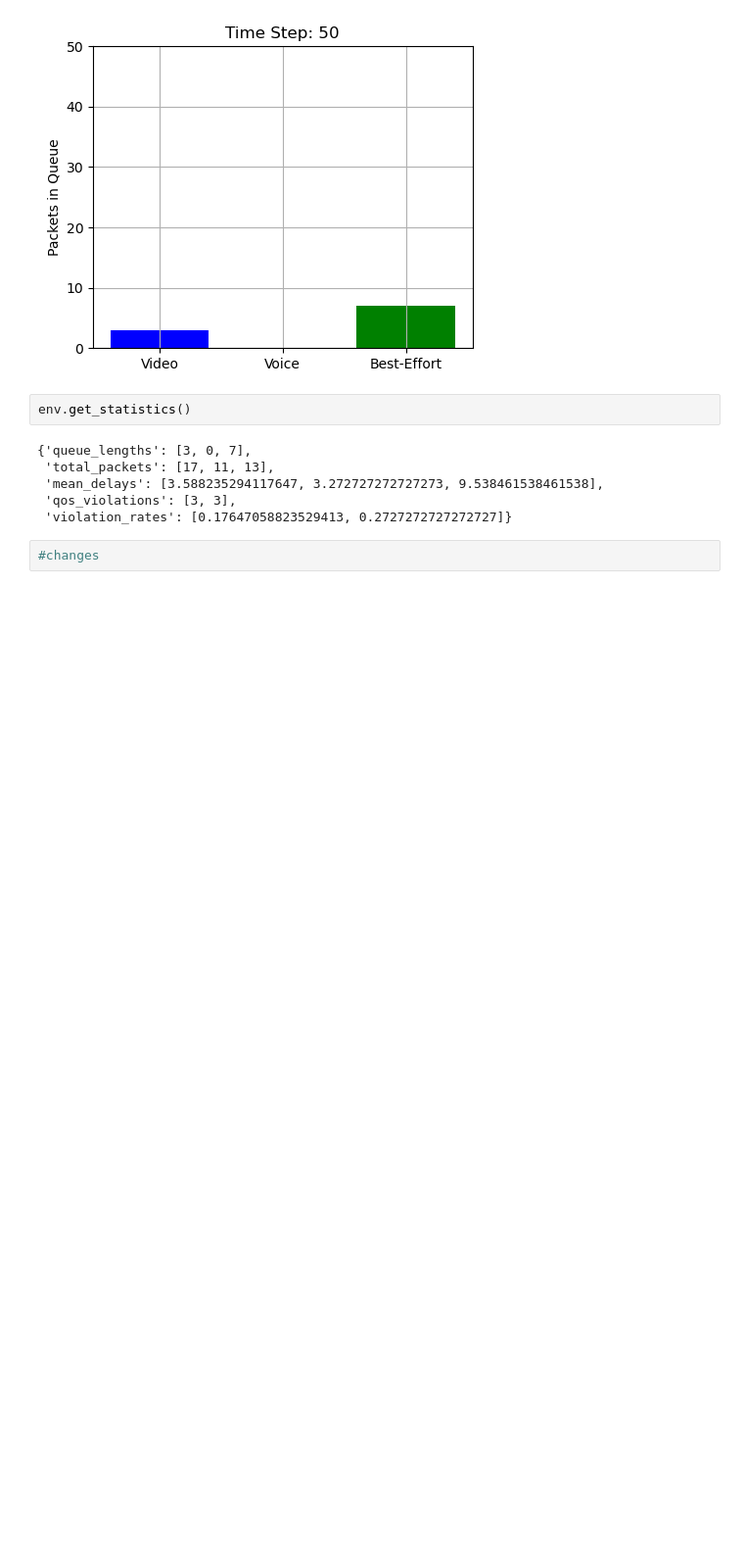
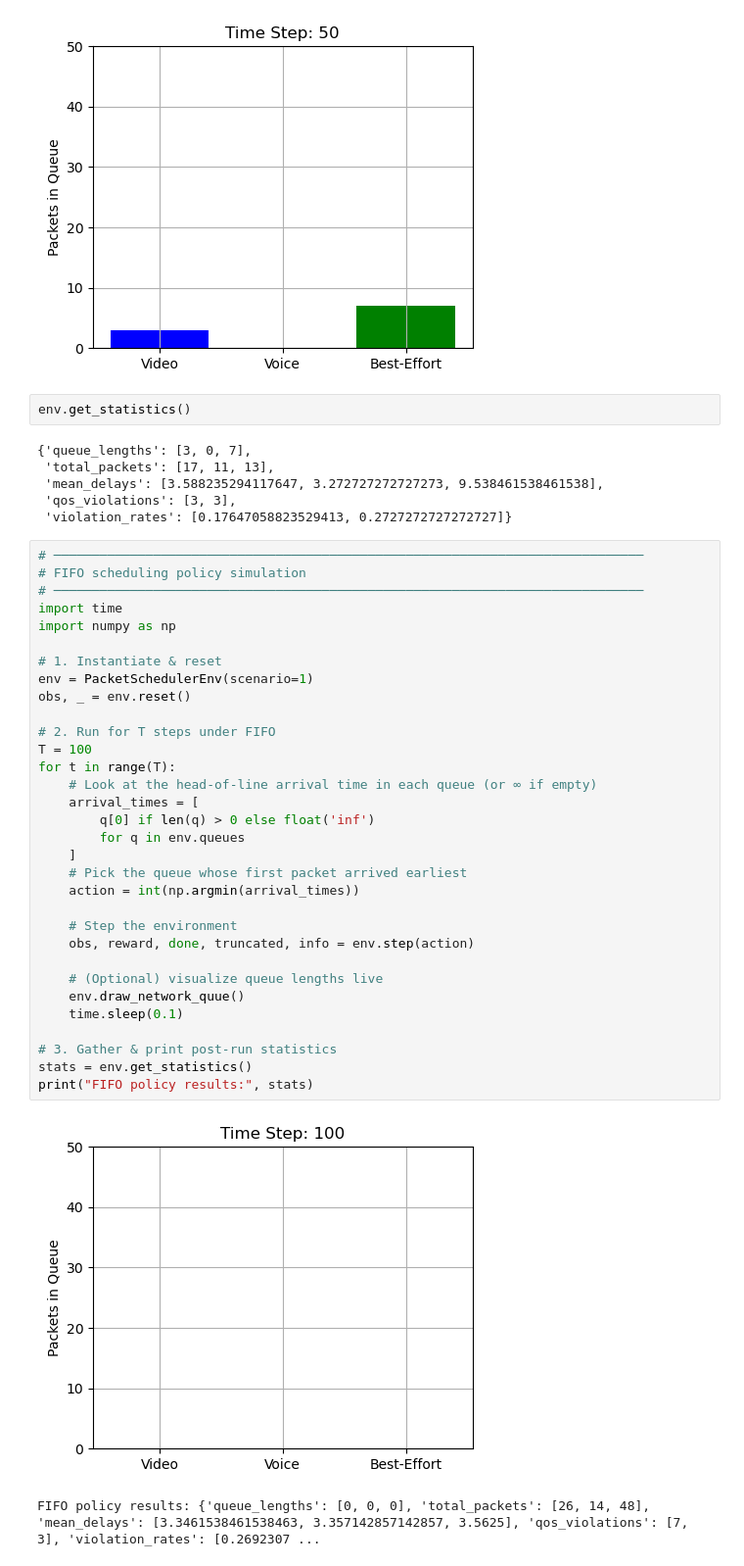
Before and after one commit to Tanjim-5125/packet_scheduling_A2_32, a Jupyter notebook: assingment2_packet_scheduler.ipynb, the cells around one changed output. Shown: that part at 98% size. Saved outputs shown, nothing was run; the diff lists cells and outputs as text; blank space fills up the shorter version.

Commit message:
Fifo testing

```diff
--- a/assingment2_packet_scheduler.ipynb
+++ b/assingment2_packet_scheduler.ipynb
@@ -199,4 +199,37 @@ env.get_statistics()
  'qos_violations': [3, 3],
  'violation_rates': [0.17647058823529413, 0.2727272727272727]}
 # %%
-#changes
+# ─────────────────────────────────────────────────────────────────────────────
+# FIFO scheduling policy simulation
+# ─────────────────────────────────────────────────────────────────────────────
+import time
+import numpy as np
+
+# 1. Instantiate & reset
+env = PacketSchedulerEnv(scenario=1)
+obs, _ = env.reset()
+
+# 2. Run for T steps under FIFO
+T = 100
+for t in range(T):
+    # Look at the head‐of‐line arrival time in each queue (or ∞ if empty)
+    arrival_times = [
+        q[0] if len(q) > 0 else float('inf')
+        for q in env.queues
+    ]
+    # Pick the queue whose first packet arrived earliest
+    action = int(np.argmin(arrival_times))
+
+    # Step the environment
+    obs, reward, done, truncated, info = env.step(action)
+
+    # (Optional) visualize queue lengths live
+    env.draw_network_quue()
+    time.sleep(0.1)
+
+# 3. Gather & print post‐run statistics
+stats = env.get_statistics()
+print("FIFO policy results:", stats)
+# %% [output]
+[figure, added]
+FIFO policy results: {'queue_lengths': [0, 0, 0], 'total_packets': [26, 14, 48], 'mean_delays': [3.3461538461538463, 3.357142857142857, 3.5625], 'qos_violations': [7, 3], 'violation_rates': [0.2692307 ...
```
